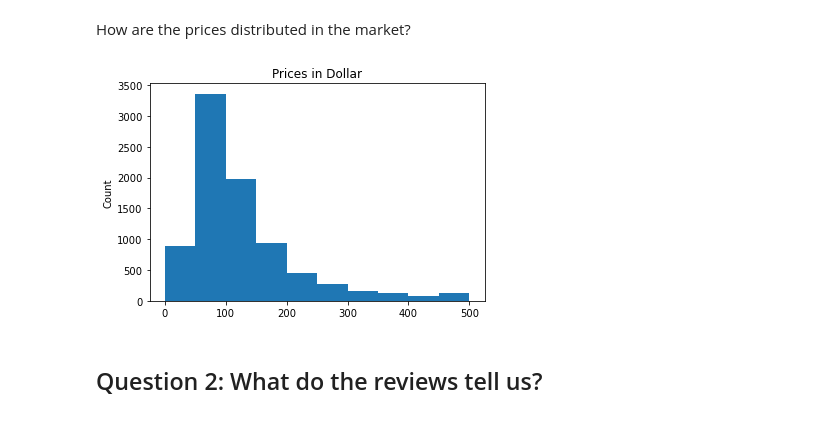
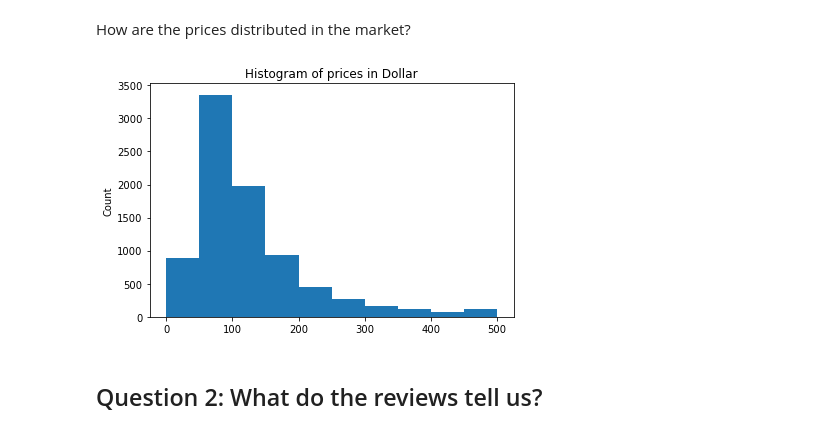
Before and after one commit to dchkeller/airbnbcase, a Jupyter notebook: airbnbcase.ipynb, the cells around one changed output. Cells and saved outputs as stored; diff of their text form; code cells hidden in the pictures.

```diff
--- a/airbnbcase.ipynb
+++ b/airbnbcase.ipynb
@@ -253,7 +253,7 @@ Name: room_type, dtype: float64
 # %% [markdown]
 Two thirds of the listings are entire homes. 29% are private rooms. Shared rooms and hotel rooms are negligible.
 # %%
-ax = listings.room_type.value_counts().plot.pie( shadow=True, figsize=(8,8), explode=(0, 0, 0, 0.1), startangle=45 )
+ax = listings.room_type.value_counts().plot.pie( shadow=True, figsize=(5,5), explode=(0, 0, 0, 0.1), startangle=45 )
 ax.set_ylabel( None )
 ax.set_title( "Room Type" );
 plt.gcf().set_tight_layout(True)
@@ -530,11 +530,12 @@ listings['dollar_price'].replace( 0.0, listings.dollar_price.mean(), inplace=Tru
 # %% [markdown]
 How are the prices distributed in the market?
 # %%
-ax = listings.dollar_price.plot.hist(range=(0.0, 500.), title = "Prices in Dollar" )
+ax = listings.dollar_price.plot.hist(range=(0.0, 500.), title = "Histogram of prices in Dollar" )
 ax.set_ylabel( "Count" );
+plt.gcf().set_tight_layout(True)
 dp_report.add_plot( ax, "prices" )
 # %% [output]
-[figure, old version]
+[figure, new version]
 # %% [markdown]
 ## Question 2: What do the reviews tell us?
 # %% [markdown]
```
Also changed, not shown: parts of 10 cells of this notebook.
